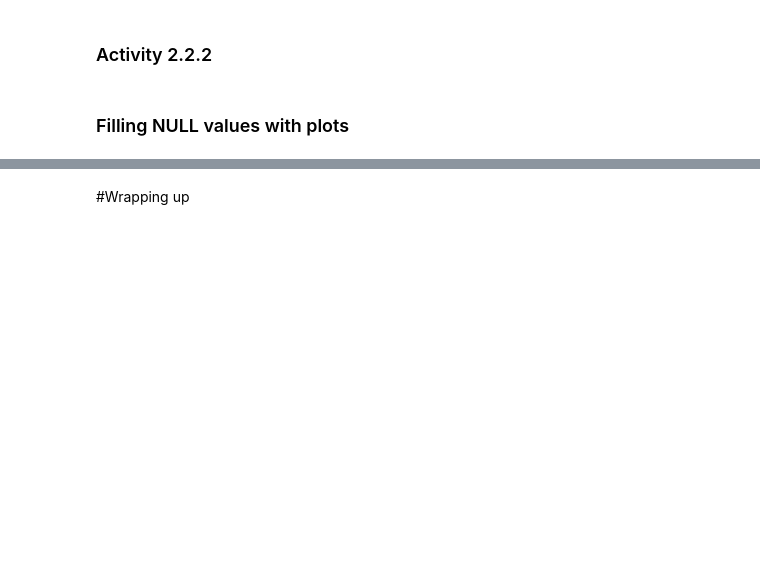
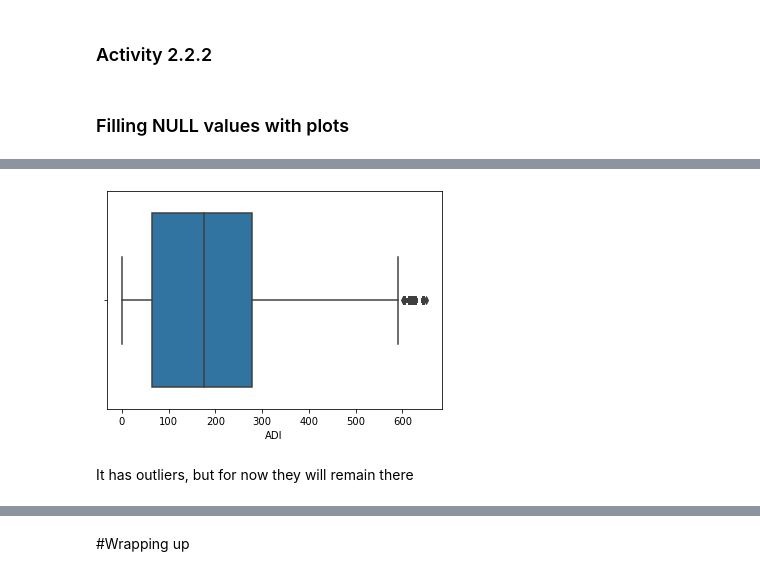
Before and after one commit to cargide/lab-revisiting-machine-learning, a Jupyter notebook: L. 7.01 7.02 original.ipynb, the cells around one changed output, grey strips where cells are left out. Drawn from its saved outputs; the diff is of its cells as text; code cells hidden in the pictures; blank space fills up the shorter version.

```diff
--- a/L. 7.01 7.02 original.ipynb
+++ b/L. 7.01 7.02 original.ipynb
@@ -600,0 +1060,7 @@ ADD HERE CODE FOR LAB 2
+# %%
+sns.boxplot(numerical[numerical['ADI'].isna()==False]['ADI']) # looks at the distribution of the non NA values
+plt.show()
+# %% [output]
+[figure, added]
+# %% [markdown]
+It has outliers, but for now they will remain there
```
Also changed, not shown: parts of 83 cells of this notebook, 1 other file.
